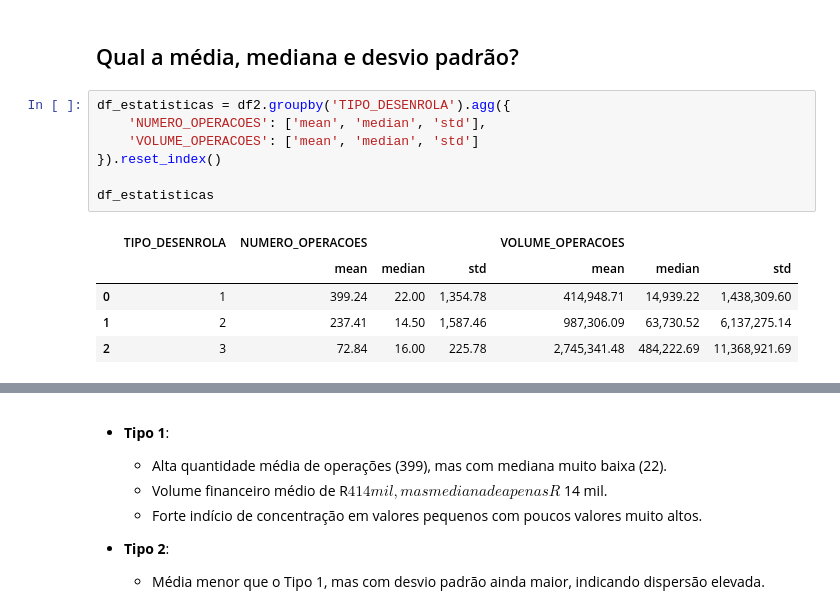
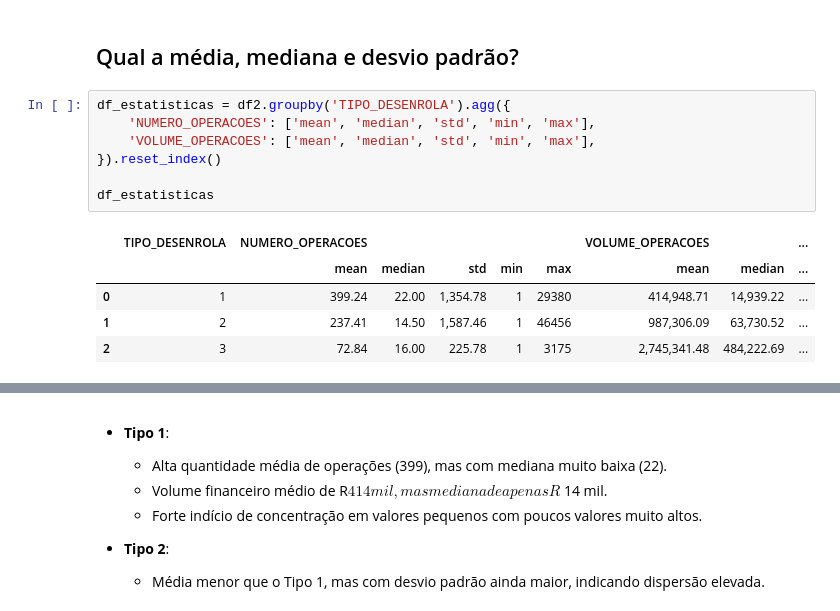
Before and after one commit to rafaelporfiriobarros/desenrola_brasil, a Jupyter notebook: notebooks/eda.ipynb, the cells around one changed output, grey strips where cells are left out. Drawn from its saved outputs; the diff is of its cells as text.

```diff
--- a/notebooks/eda.ipynb
+++ b/notebooks/eda.ipynb
@@ -175,14 +175,14 @@ O programa **Desenrola Brasil** está estruturado para lidar com diferentes faix
 ## Qual a média, mediana e desvio padrão?
 # %%
 df_estatisticas = df2.groupby('TIPO_DESENROLA').agg({
-    'NUMERO_OPERACOES': ['mean', 'median', 'std'],
-    'VOLUME_OPERACOES': ['mean', 'median', 'std']
+    'NUMERO_OPERACOES': ['mean', 'median', 'std', 'min', 'max'],
+    'VOLUME_OPERACOES': ['mean', 'median', 'std', 'min', 'max'],
 }).reset_index()
 
 df_estatisticas
 # %% [output]
-|  | TIPO_DESENROLA | NUMERO_OPERACOES |  |  | VOLUME_OPERACOES |  |  |
-|  |  | mean | median | std | mean | median | std |
-| 0 | 1 | 399.24 | 22.00 | 1,354.78 | 414,948.71 | 14,939.22 | 1,438,309.60 |
-| 1 | 2 | 237.41 | 14.50 | 1,587.46 | 987,306.09 | 63,730.52 | 6,137,275.14 |
-| 2 | 3 | 72.84 | 16.00 | 225.78 | 2,745,341.48 | 484,222.69 | 11,368,921.69 |
+|  | TIPO_DESENROLA | NUMERO_OPERACOES |  |  |  |  | VOLUME_OPERACOES |  | ... |
+|  |  | mean | median | std | min | max | mean | median | ... |
+| 0 | 1 | 399.24 | 22.00 | 1,354.78 | 1 | 29380 | 414,948.71 | 14,939.22 | ... |
+| 1 | 2 | 237.41 | 14.50 | 1,587.46 | 1 | 46456 | 987,306.09 | 63,730.52 | ... |
+| 2 | 3 | 72.84 | 16.00 | 225.78 | 1 | 3175 | 2,745,341.48 | 484,222.69 | ... |
```
Also changed, not shown: parts of 36 cells of this notebook, 1 other file.
